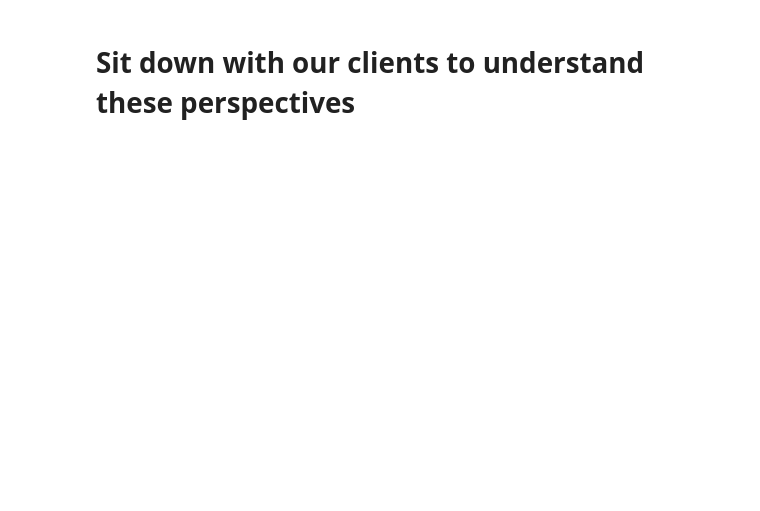
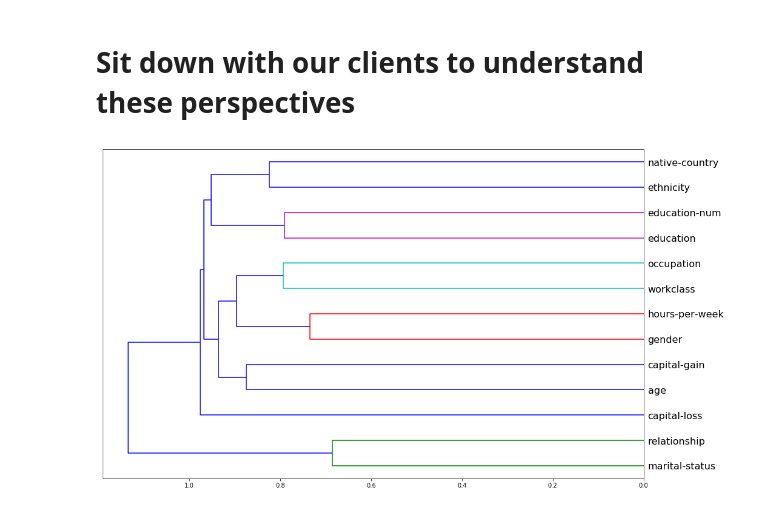
Before and after one commit to EthicalML/explainability-and-bias, a Jupyter notebook: KERAS CENSUS.ipynb, the cells around one changed output. Saved outputs shown, nothing was run; the diff lists cells and outputs as text; code cells hidden in the pictures; blank space fills up the shorter version.

```diff
--- a/KERAS CENSUS.ipynb
+++ b/KERAS CENSUS.ipynb
@@ -269,2 +355,7 @@ df[cat_columns] = df[cat_columns].astype(str)
+# %%
+X_analysis = X_display.copy()
+y_analysis = y_display.copy()
+df_analysis = X_analysis.copy()
+df_analysis[label_column] = y_analysis
 # %%
 df[target_column].value_counts().plot.barh()
@@ -315,2 +472,15 @@ eli5_fi.plot("feature", "weight", "barh", figsize=(12,7))
 # %% [markdown]
 # Sit down with our clients to understand these perspectives
+# %%
+import scipy
+from scipy.cluster import hierarchy as hc
+
+corr = np.round(scipy.stats.spearmanr(X_analysis).correlation, 4)
+corr_condensed = hc.distance.squareform(1-corr)
+z = hc.linkage(corr_condensed, method="average")
+fig = plt.figure(figsize=(16,10))
+dendrogram = hc.dendrogram(
+    z, labels=X_analysis.columns, orientation="left", leaf_font_size=16)
+plt.show()
+# %% [output]
+[figure, added]
```
Also changed, not shown: parts of 30 cells of this notebook, 2 other files.
